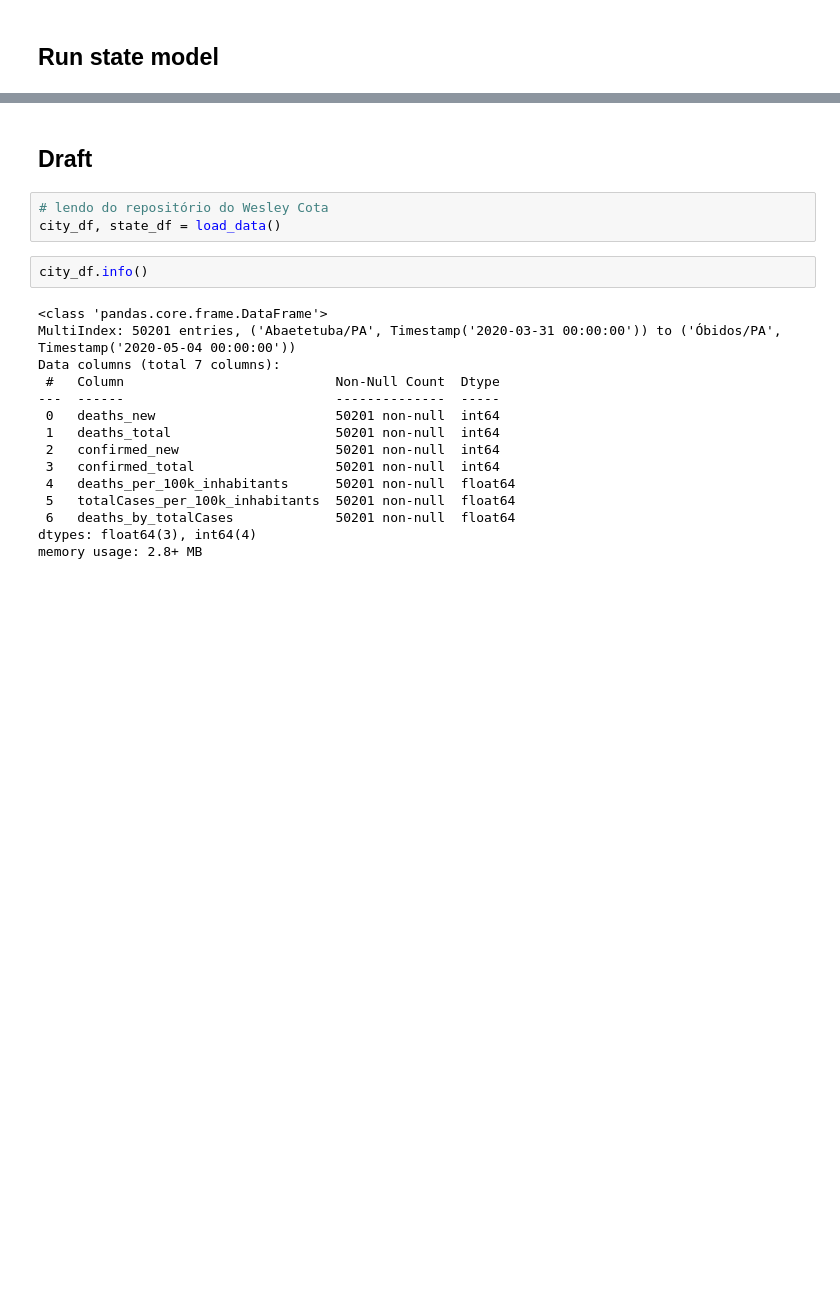
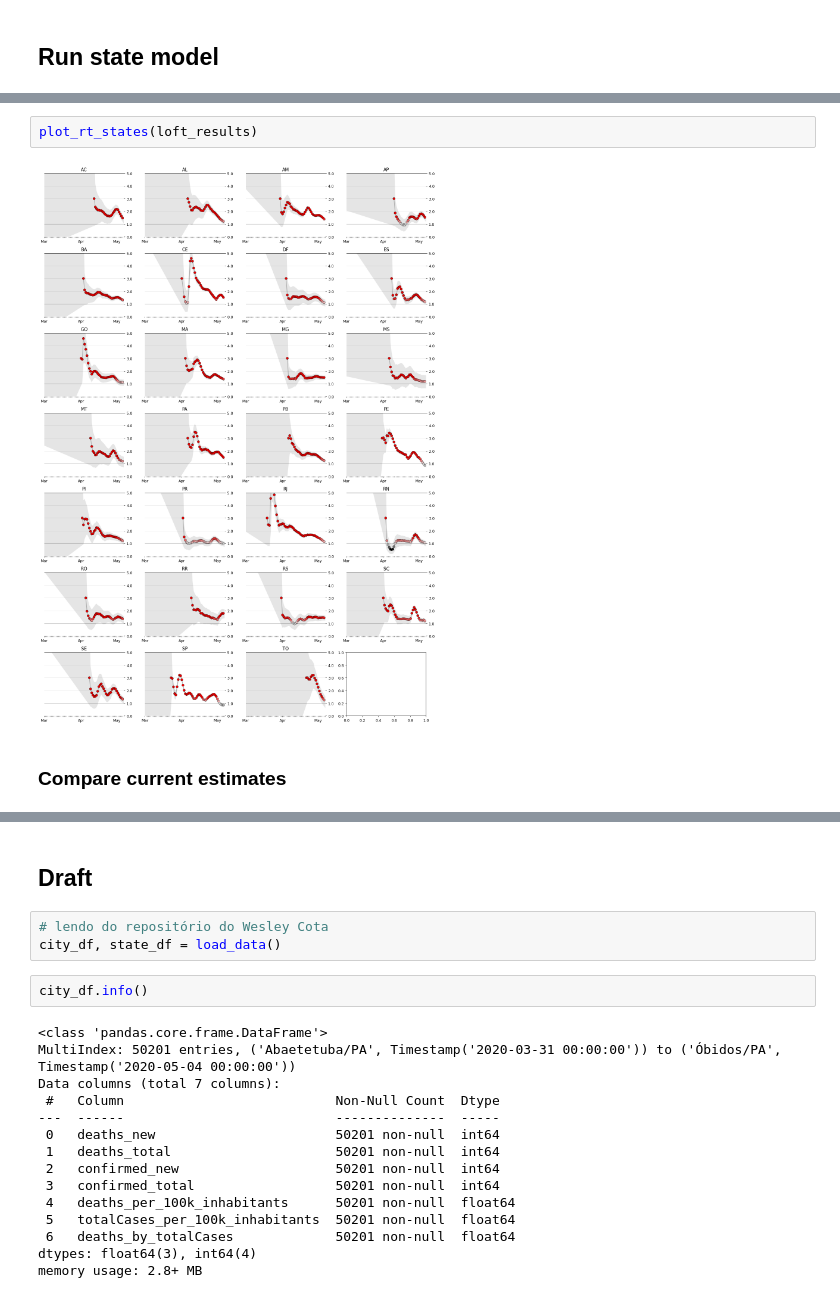
Before and after one commit to ImpulsoGov/coronacidades-datasource, a Jupyter notebook: notebooks/estimate_reproduction_number.ipynb, the cells around one changed output, grey strips where cells are left out. Drawn from its saved outputs; the diff is of its cells as text; blank space fills up the shorter version.

```diff
--- a/notebooks/estimate_reproduction_number.ipynb
+++ b/notebooks/estimate_reproduction_number.ipynb
@@ -265,0 +196,6 @@ plot_rt_states()
+# %%
+plot_rt_states(loft_results)
+# %% [output]
+[figure, added]
+# %% [markdown]
+### Compare current estimates
```
Also changed, not shown: parts of 45 cells of this notebook, 4 other files.
